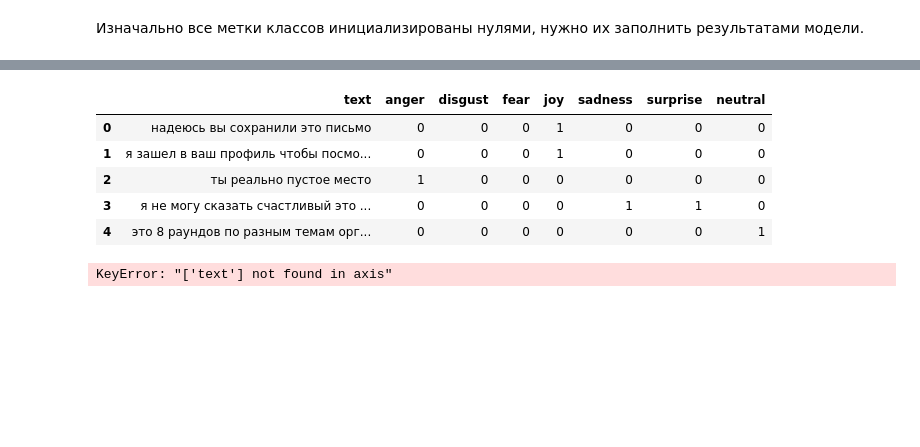
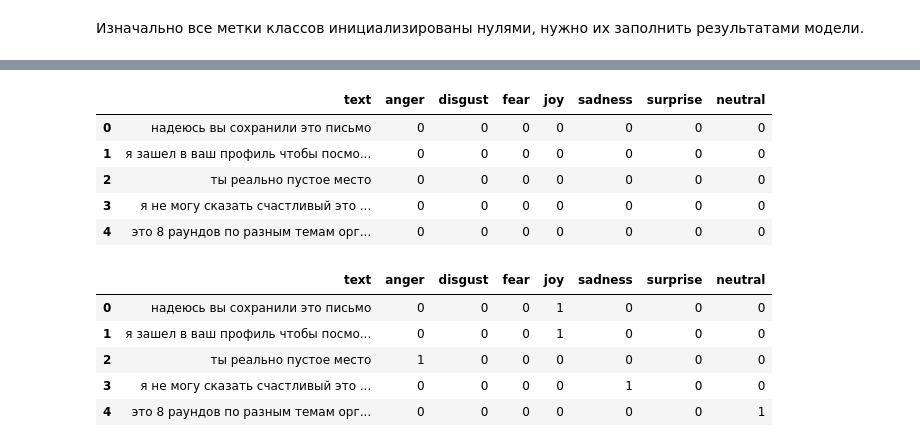
Before and after one commit to OlgaKonshina/kriptonit, a Jupyter notebook: Emotion_expand/Emotion_расширенный.ipynb, the cells around one changed output, grey strips where cells are left out. Drawn from its saved outputs; the diff is of its cells as text; code cells hidden in the pictures; blank space fills up the shorter version.

```diff
--- a/Emotion_expand/Emotion_расширенный.ipynb
+++ b/Emotion_expand/Emotion_расширенный.ipynb
@@ -447,7 +419,7 @@ weighted avg       0.62      0.73      0.67      5918
 # %% [markdown]
 #### ✏️ Получаем результаты на тесте
 # %%
-test = load_dataset("csv", data_files={"test": "/content/drive/MyDrive/Проект/test_without_answers.csv"})
+test = load_dataset("csv", data_files={"test": "/content/test_without_answers.csv"})
 # %%
 test = test.map(lambda examples: tokenizer(examples["text"],
                                            truncation=True,
@@ -461,5 +433,5 @@ test_dataset = EmotionDataset(test["test"])
 test_dataloader = DataLoader(test_dataset, batch_size=1, shuffle=False)
 # %%
 outputs, _ = validation(model, criterion, test_dataloader)
-#outputs = np.array(outputs) >= 0.35
+outputs = np.array(outputs) >= 0.35
 # %% [output]
@@ -499,6 +441,6 @@ df
 # %%
 import pandas as pd
 
-#df = pd.read_csv("/content/drive/MyDrive/Проект/test_without_answers.csv")
+df = pd.read_csv("/content/test_without_answers.csv")
 # %% [markdown]
 Изначально все метки классов инициализированы нулями, нужно их заполнить результатами модели.
@@ -517,14 +448,23 @@ import pandas as pd
 df.head()
 # %% [output]
 |  | text | anger | disgust | fear | joy | sadness | surprise | neutral |
-| 0 | надеюсь вы сохранили это письмо | 0 | 0 | 0 | 1 | 0 | 0 | 0 |
-| 1 | я зашел в ваш профиль чтобы посмо... | 0 | 0 | 0 | 1 | 0 | 0 | 0 |
-| 2 | ты реально пустое место | 1 | 0 | 0 | 0 | 0 | 0 | 0 |
-| 3 | я не могу сказать счастливый это ... | 0 | 0 | 0 | 0 | 1 | 1 | 0 |
-| 4 | это 8 раундов по разным темам орг... | 0 | 0 | 0 | 0 | 0 | 0 | 1 |
+| 0 | надеюсь вы сохранили это письмо | 0 | 0 | 0 | 0 | 0 | 0 | 0 |
+| 1 | я зашел в ваш профиль чтобы посмо... | 0 | 0 | 0 | 0 | 0 | 0 | 0 |
+| 2 | ты реально пустое место | 0 | 0 | 0 | 0 | 0 | 0 | 0 |
+| 3 | я не могу сказать счастливый это ... | 0 | 0 | 0 | 0 | 0 | 0 | 0 |
+| 4 | это 8 раундов по разным темам орг... | 0 | 0 | 0 | 0 | 0 | 0 | 0 |
+# %%
+df[labels] = outputs.astype(int)
+# %%
+df.head()
+# %% [output]
+|  | text | anger | disgust | fear | joy | sadness | surprise | neutral |
+| 0 | надеюсь вы сохранили это письмо | 0 | 0 | 0 | 1 | 0 | 0 | 0 |
+| 1 | я зашел в ваш профиль чтобы посмо... | 0 | 0 | 0 | 1 | 0 | 0 | 0 |
+| 2 | ты реально пустое место | 1 | 0 | 0 | 0 | 0 | 0 | 0 |
+| 3 | я не могу сказать счастливый это ... | 0 | 0 | 0 | 0 | 1 | 0 | 0 |
+| 4 | это 8 раундов по разным темам орг... | 0 | 0 | 0 | 0 | 0 | 0 | 1 |
 # %%
 
-#df['id'] = range(1, len(df) + 1)
-#df = df.drop(columns=['text'])
+df['id'] = range(1, len(df) + 1)
+df = df.drop(columns=['text'])
-# %% [output]
-KeyError: "['text'] not found in axis"
```
Also changed, not shown: parts of 15 cells of this notebook.
